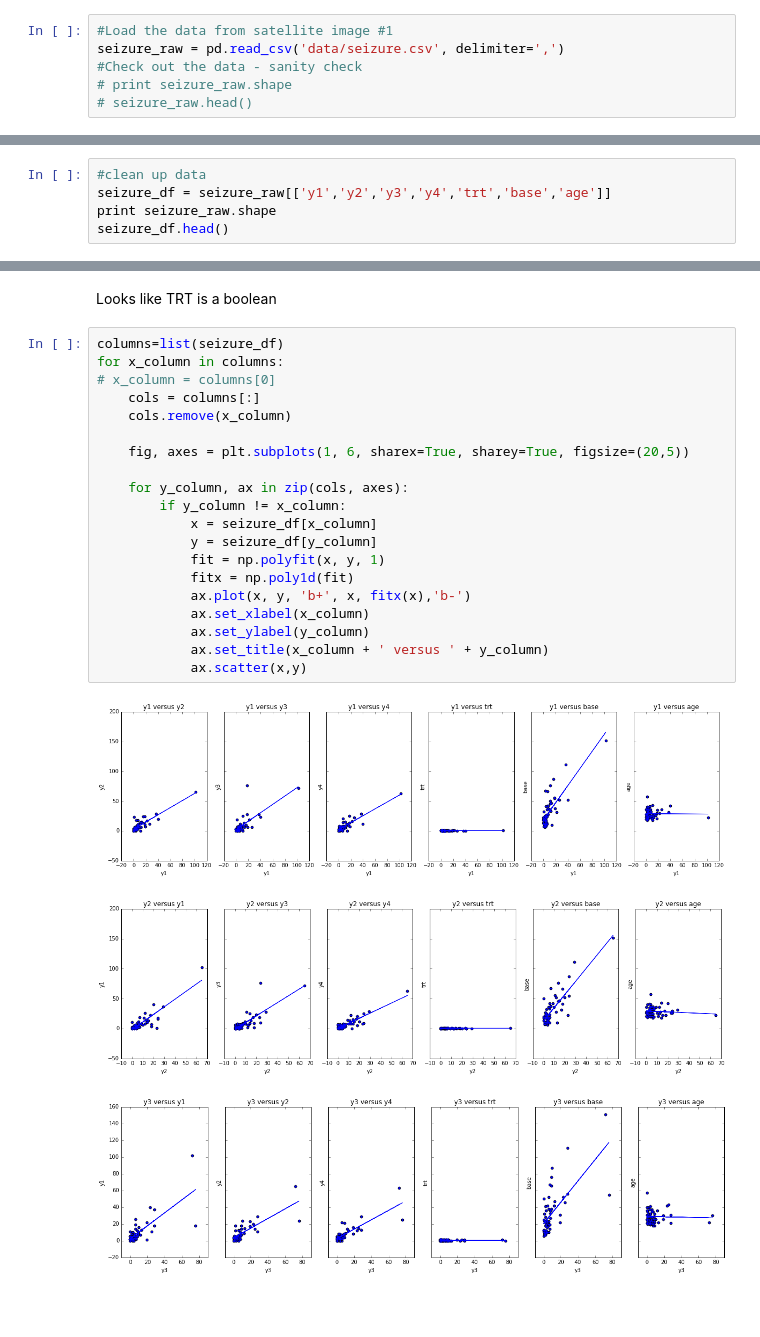
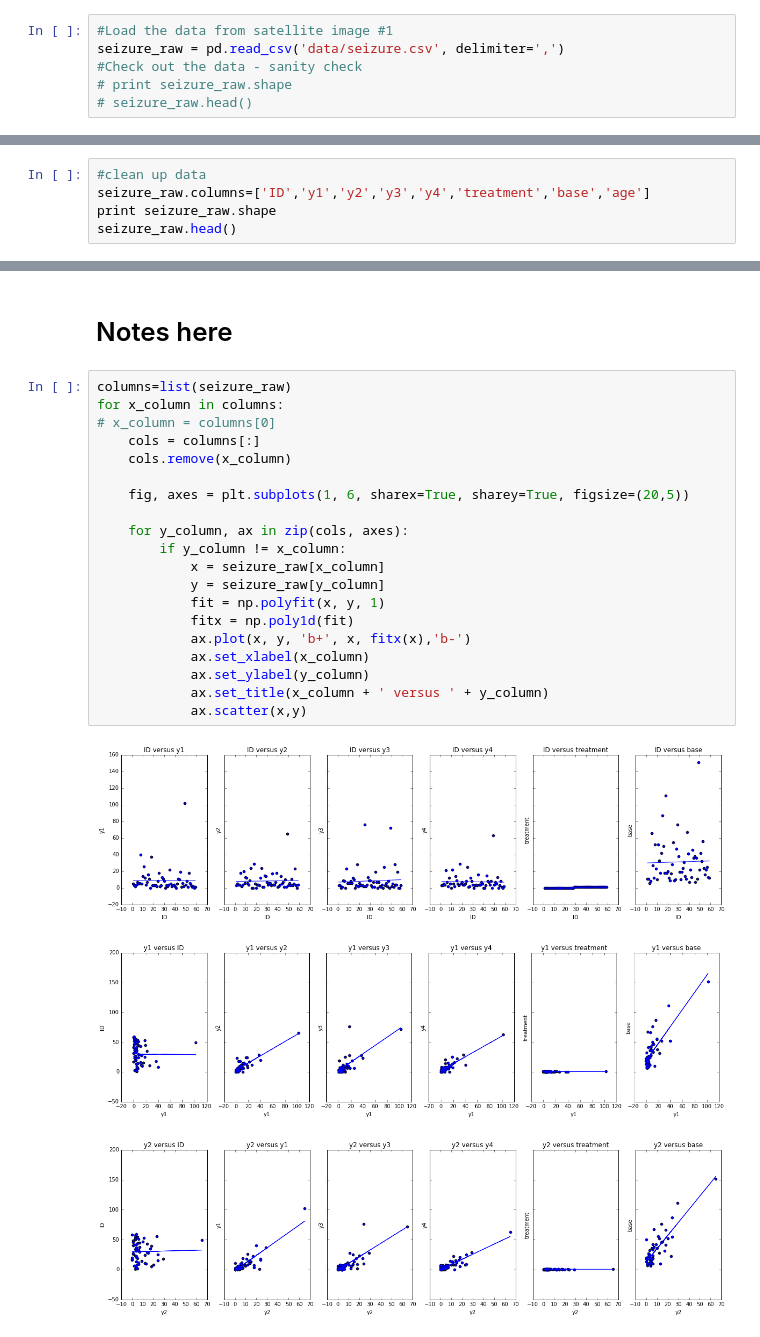
Before and after one commit to harvard-team-pivot/epilepsy-prediction, a Jupyter notebook: Team_Pivot_CS109A_Final_Project_Milestone_3_Sean.ipynb, the cells around one changed output, grey strips where cells are left out. Cells and saved outputs as stored; diff of their text form; blank space fills up the shorter version.

Commit message:
base vs basey

```diff
--- a/Team_Pivot_CS109A_Final_Project_Milestone_3_Sean.ipynb
+++ b/Team_Pivot_CS109A_Final_Project_Milestone_3_Sean.ipynb
@@ -26,7 +42,7 @@ seizure_raw = pd.read_csv('data/seizure.csv', delimiter=',')
 # %%
 #clean up data
-seizure_df = seizure_raw[['y1','y2','y3','y4','trt','base','age']]
+seizure_raw.columns=['ID','y1','y2','y3','y4','treatment','base','age']
 print seizure_raw.shape
-seizure_df.head()
+seizure_raw.head()
 # %% [output]
 (59, 8)
@@ -52,26 +68,26 @@ seizure_df.describe()
-# %% [markdown]
-Looks like TRT is a boolean
+# %% [markdown]
+# Notes here
 # %%
-columns=list(seizure_df)
+columns=list(seizure_raw)
 for x_column in columns:
 # x_column = columns[0]
     cols = columns[:]
     cols.remove(x_column)
 
     fig, axes = plt.subplots(1, 6, sharex=True, sharey=True, figsize=(20,5))
 
     for y_column, ax in zip(cols, axes):
         if y_column != x_column:
-            x = seizure_df[x_column]
-            y = seizure_df[y_column]
+            x = seizure_raw[x_column]
+            y = seizure_raw[y_column]
             fit = np.polyfit(x, y, 1)
             fitx = np.poly1d(fit)
             ax.plot(x, y, 'b+', x, fitx(x),'b-')
             ax.set_xlabel(x_column)
             ax.set_ylabel(y_column)
             ax.set_title(x_column + ' versus ' + y_column)
             ax.scatter(x,y)
 # %% [output]
-[figure, old version]
+[figure, new version]
-[figure, old version]
+[figure, new version]
-[figure, old version]
+[figure, new version]
```
Also changed, not shown: parts of 8 cells of this notebook.
